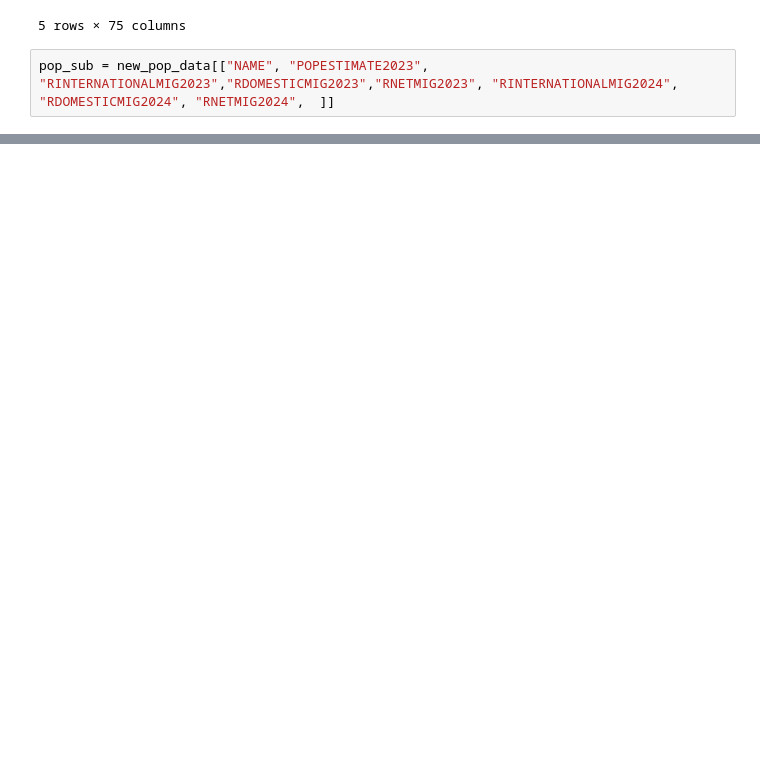
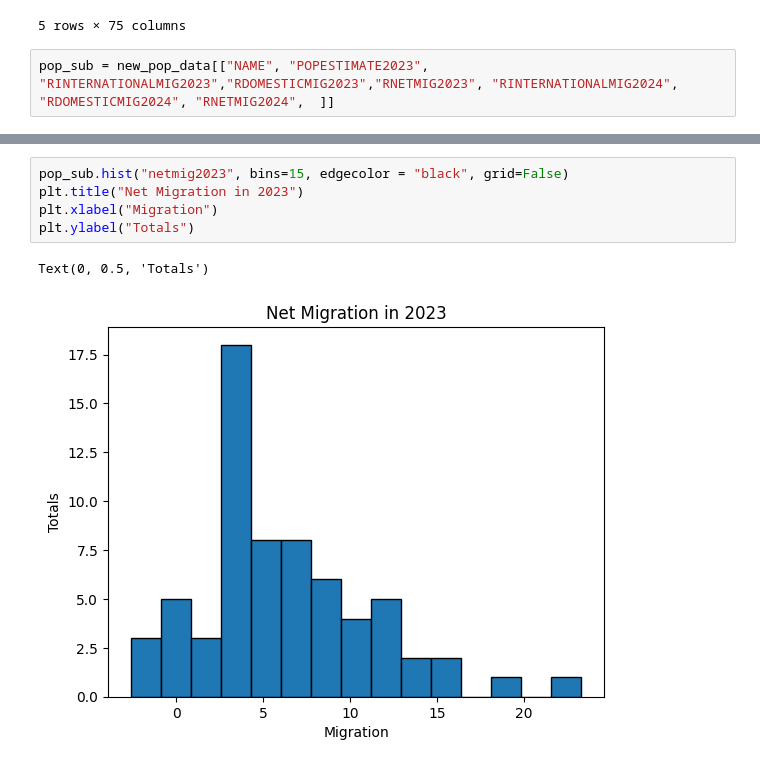
Before and after one commit to MWPerrineJr/Population-EDA, a Jupyter notebook: population.ipynb, the cells around one changed output, grey strips where cells are left out. Cells and saved outputs as stored; diff of their text form; blank space fills up the shorter version.

```diff
--- a/population.ipynb
+++ b/population.ipynb
@@ -78,0 +85,8 @@ array([[<Axes: title={'center': 'netmig2023'}>]], dtype=object)
+# %%
+pop_sub.hist("netmig2023", bins=15, edgecolor = "black", grid=False)
+plt.title("Net Migration in 2023")
+plt.xlabel("Migration")
+plt.ylabel("Totals")
+# %% [output]
+Text(0, 0.5, 'Totals')
+[figure, added]
```
Also changed, not shown: parts of 24 cells of this notebook.
